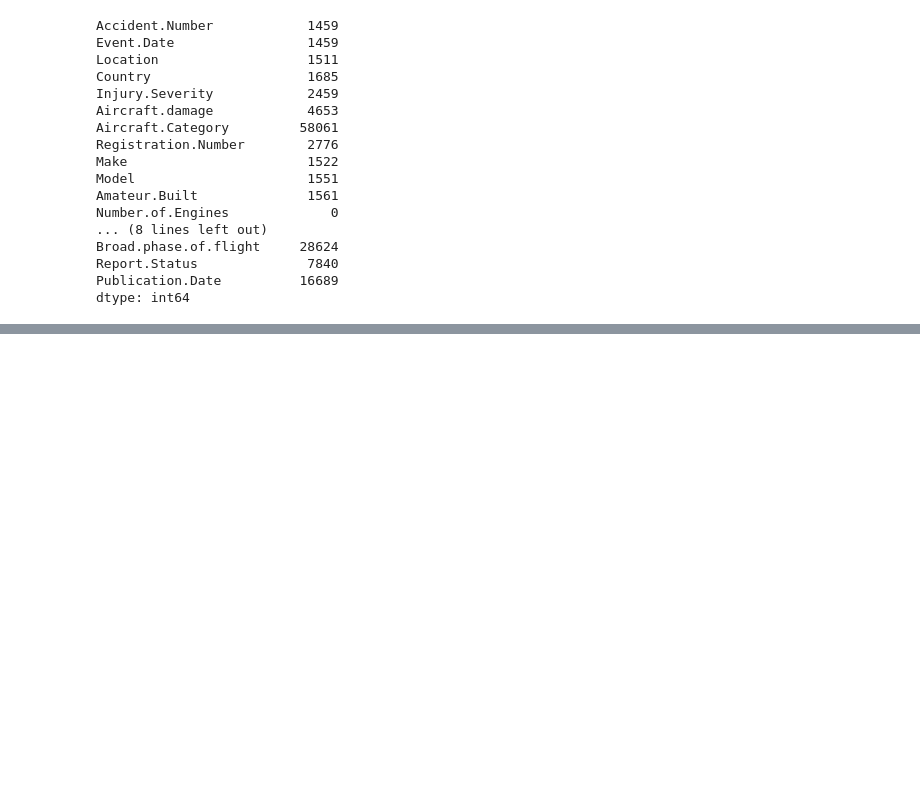
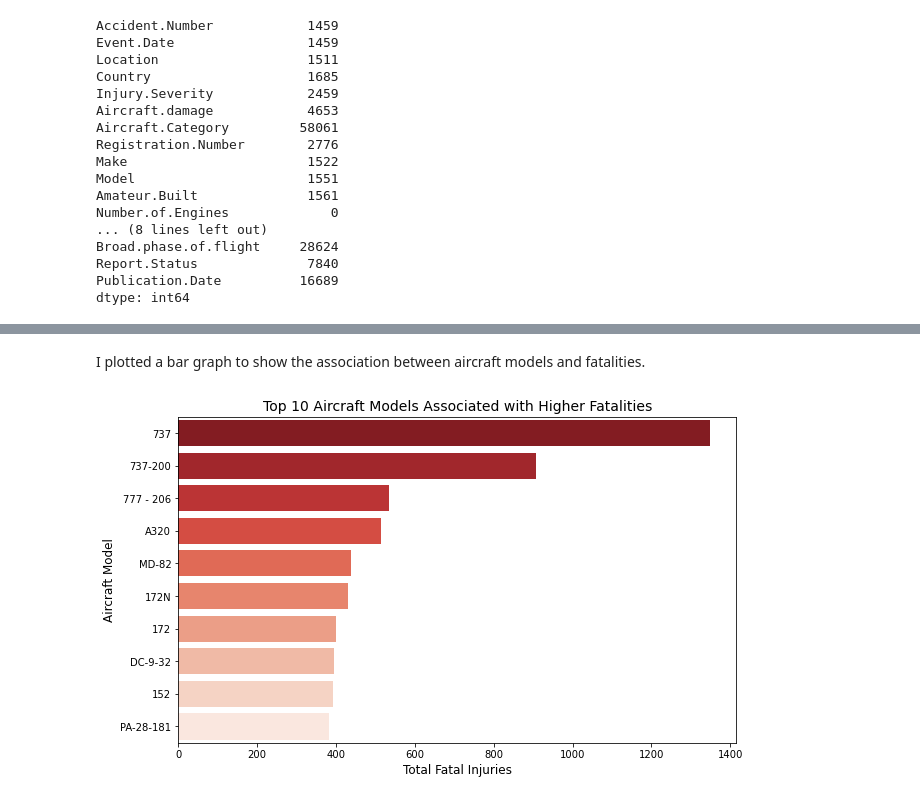
Before and after one commit to vidya-byte/dsc-phase-1-project-v3, a Jupyter notebook: student.ipynb, the cells around one changed output, grey strips where cells are left out. Cells and saved outputs as stored; diff of their text form; code cells hidden in the pictures; blank space fills up the shorter version.

```diff
--- a/student.ipynb
+++ b/student.ipynb
@@ -187,0 +256,5 @@ grouped_df
+# %%
+# Grouping the data by 'Model' and summing the 'Total.Fatal.Injuries'
+fatalities_by_model = df.groupby('Model')['Total.Fatal.Injuries'].sum().reset_index()
+top_fatal_models = fatalities_by_model.sort_values(by='Total.Fatal.Injuries', ascending=False).head(10)
+top_fatal_models
@@ -187,0 +308,12 @@ grouped_df
+# %% [markdown]
+I plotted a bar graph to show the association between aircraft models and fatalities.
+# %%
+# plotting a bar graph to show how certain aircraft models are associated with higher fatalities
+plt.figure(figsize=(10, 6))
+sns.barplot(x='Total.Fatal.Injuries', y='Model', data=top_fatal_models, palette='Reds_r')
+plt.title('Top 10 Aircraft Models Associated with Higher Fatalities', fontsize=14)
+plt.xlabel('Total Fatal Injuries', fontsize=12)
+plt.ylabel('Aircraft Model', fontsize=12)
+plt.show()
+# %% [output]
+[figure, added]
```
Also changed, not shown: parts of 35 cells of this notebook.
